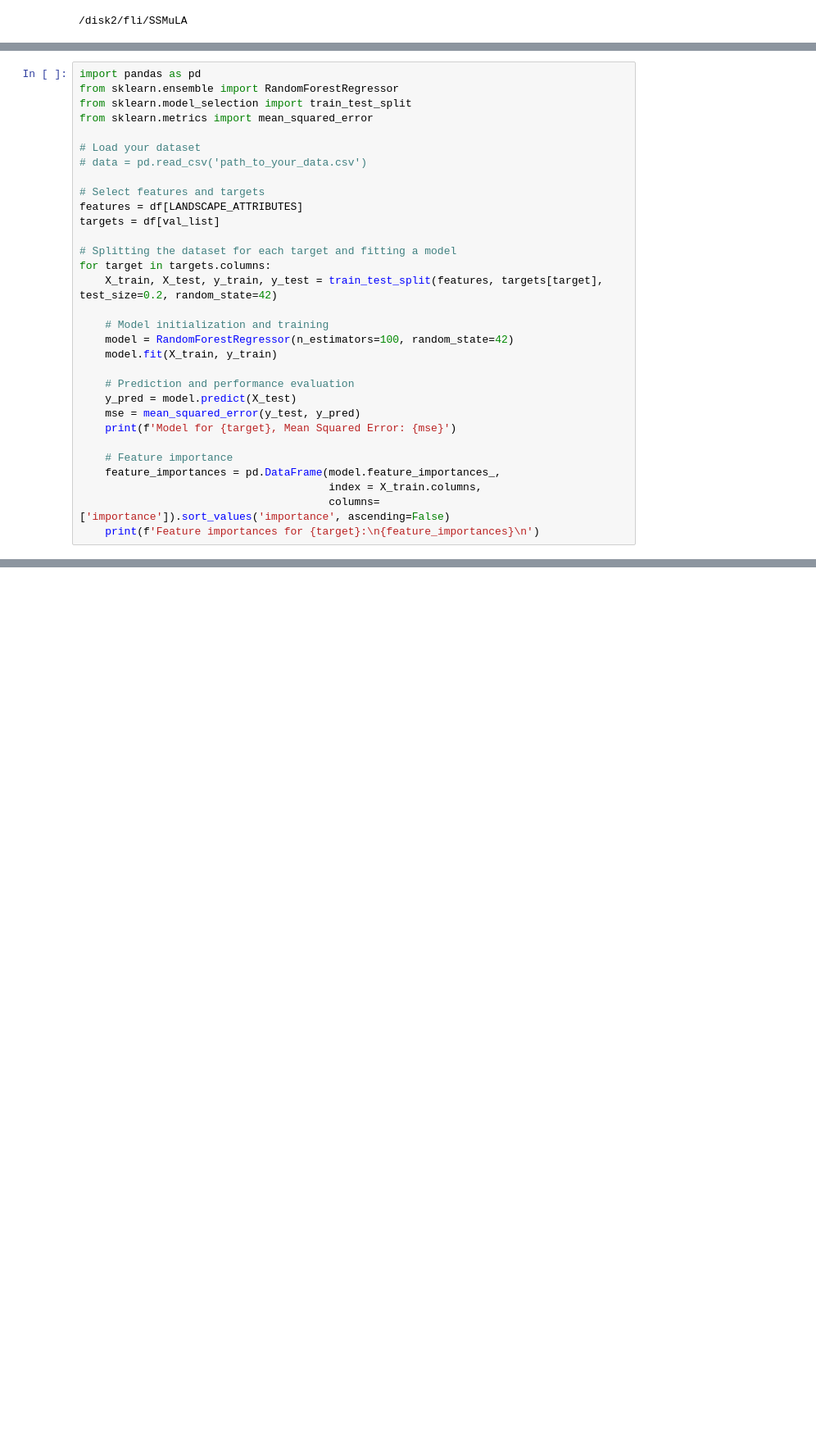
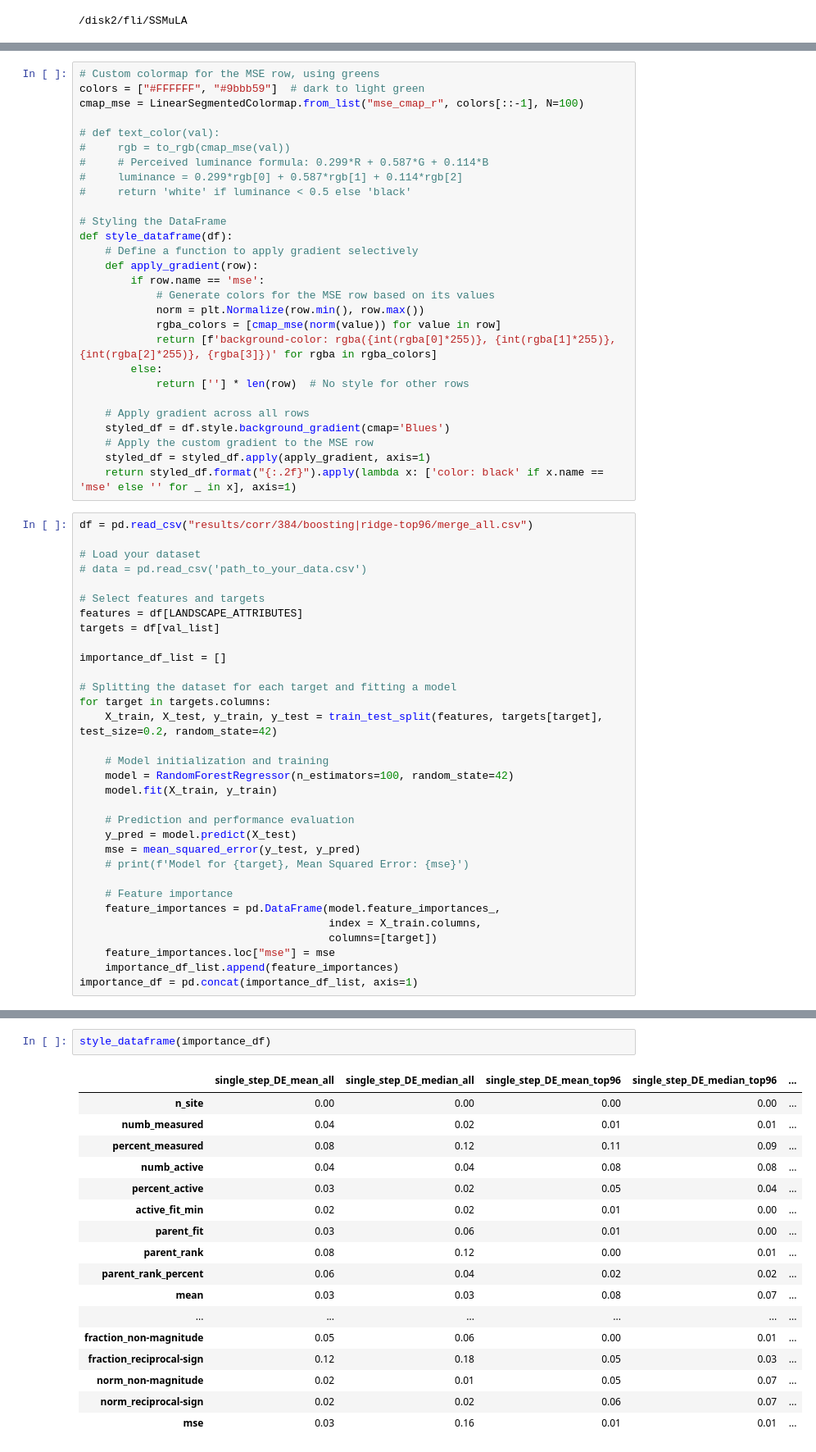
Before and after one commit to fhalab/SSMuLA, a Jupyter notebook: sandbox/fit_factor.ipynb, the cells around one changed output, grey strips where cells are left out. Shown at 82% size. Saved outputs shown, nothing was run; the diff lists cells and outputs as text; blank space fills up the shorter version.

```diff
--- a/sandbox/fit_factor.ipynb
+++ b/sandbox/fit_factor.ipynb
@@ -55,8 +49,33 @@ for a in LANDSCAPE_ATTRIBUTES:
+# %%
+# Custom colormap for the MSE row, using greens
+colors = ["#FFFFFF", "#9bbb59"]  # dark to light green
+cmap_mse = LinearSegmentedColormap.from_list("mse_cmap_r", colors[::-1], N=100)
+
+# def text_color(val):
+#     rgb = to_rgb(cmap_mse(val))
+#     # Perceived luminance formula: 0.299*R + 0.587*G + 0.114*B
+#     luminance = 0.299*rgb[0] + 0.587*rgb[1] + 0.114*rgb[2]
+#     return 'white' if luminance < 0.5 else 'black'
+
+# Styling the DataFrame
+def style_dataframe(df):
+    # Define a function to apply gradient selectively
+    def apply_gradient(row):
+        if row.name == 'mse':
+            # Generate colors for the MSE row based on its values
+            norm = plt.Normalize(row.min(), row.max())
+            rgba_colors = [cmap_mse(norm(value)) for value in row]
+            return [f'background-color: rgba({int(rgba[0]*255)}, {int(rgba[1]*255)}, {int(rgba[2]*255)}, {rgba[3]})' for rgba in rgba_colors]
+        else:
+            return [''] * len(row)  # No style for other rows
+
+    # Apply gradient across all rows
+    styled_df = df.style.background_gradient(cmap='Blues')
+    # Apply the custom gradient to the MSE row
+    styled_df = styled_df.apply(apply_gradient, axis=1)
+    return styled_df.format("{:.2f}").apply(lambda x: ['color: black' if x.name == 'mse' else '' for _ in x], axis=1)
 # %%
-import pandas as pd
-from sklearn.ensemble import RandomForestRegressor
-from sklearn.model_selection import train_test_split
-from sklearn.metrics import mean_squared_error
+df = pd.read_csv("results/corr/384/boosting|ridge-top96/merge_all.csv")
 
 # Load your dataset
 # data = pd.read_csv('path_to_your_data.csv')
@@ -64,6 +83,8 @@ from sklearn.metrics import mean_squared_error
 # Select features and targets
 features = df[LANDSCAPE_ATTRIBUTES]
 targets = df[val_list]
+
+importance_df_list = []
 
 # Splitting the dataset for each target and fitting a model
 for target in targets.columns:
@@ -76,10 +97,12 @@ for target in targets.columns:
     # Prediction and performance evaluation
     y_pred = model.predict(X_test)
     mse = mean_squared_error(y_test, y_pred)
-    print(f'Model for {target}, Mean Squared Error: {mse}')
+    # print(f'Model for {target}, Mean Squared Error: {mse}')
 
     # Feature importance
     feature_importances = pd.DataFrame(model.feature_importances_,
                                        index = X_train.columns,
-                                       columns=['importance']).sort_values('importance', ascending=False)
-    print(f'Feature importances for {target}:\n{feature_importances}\n')
+                                       columns=[target])
+    feature_importances.loc["mse"] = mse
+    importance_df_list.append(feature_importances)
+importance_df = pd.concat(importance_df_list, axis=1)
@@ -103,0 +109,20 @@ numb_loc_opt_norm_cannot_escape        0.001393
+# %%
+style_dataframe(importance_df)
+# %% [output]
+|  | single_step_DE_mean_all | single_step_DE_median_all | single_step_DE_mean_top96 | single_step_DE_median_top96 | ... |
+| n_site | 0.00 | 0.00 | 0.00 | 0.00 | ... |
+| numb_measured | 0.04 | 0.02 | 0.01 | 0.01 | ... |
+| percent_measured | 0.08 | 0.12 | 0.11 | 0.09 | ... |
+| numb_active | 0.04 | 0.04 | 0.08 | 0.08 | ... |
+| percent_active | 0.03 | 0.02 | 0.05 | 0.04 | ... |
+| active_fit_min | 0.02 | 0.02 | 0.01 | 0.00 | ... |
+| parent_fit | 0.03 | 0.06 | 0.01 | 0.00 | ... |
+| parent_rank | 0.08 | 0.12 | 0.00 | 0.01 | ... |
+| parent_rank_percent | 0.06 | 0.04 | 0.02 | 0.02 | ... |
+| mean | 0.03 | 0.03 | 0.08 | 0.07 | ... |
+| ... | ... | ... | ... | ... | ... |
+| fraction_non-magnitude | 0.05 | 0.06 | 0.00 | 0.01 | ... |
+| fraction_reciprocal-sign | 0.12 | 0.18 | 0.05 | 0.03 | ... |
+| norm_non-magnitude | 0.02 | 0.01 | 0.05 | 0.07 | ... |
+| norm_reciprocal-sign | 0.02 | 0.02 | 0.06 | 0.07 | ... |
+| mse | 0.03 | 0.16 | 0.01 | 0.01 | ... |
```
Also changed, not shown: parts of 8 cells of this notebook, 4 other files.
